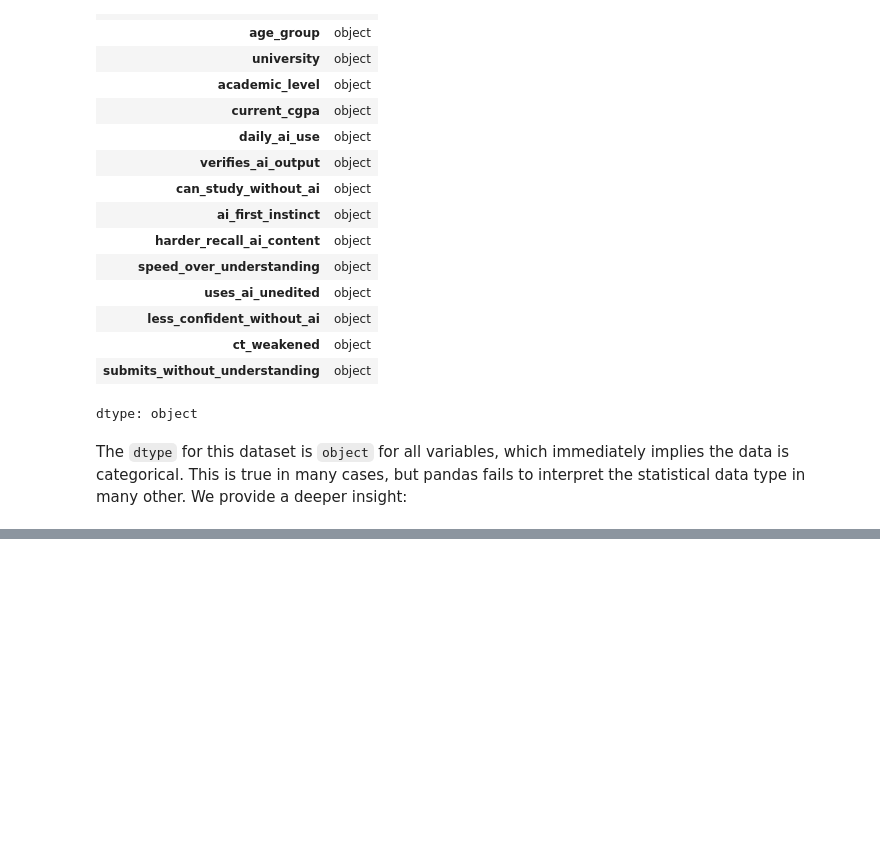
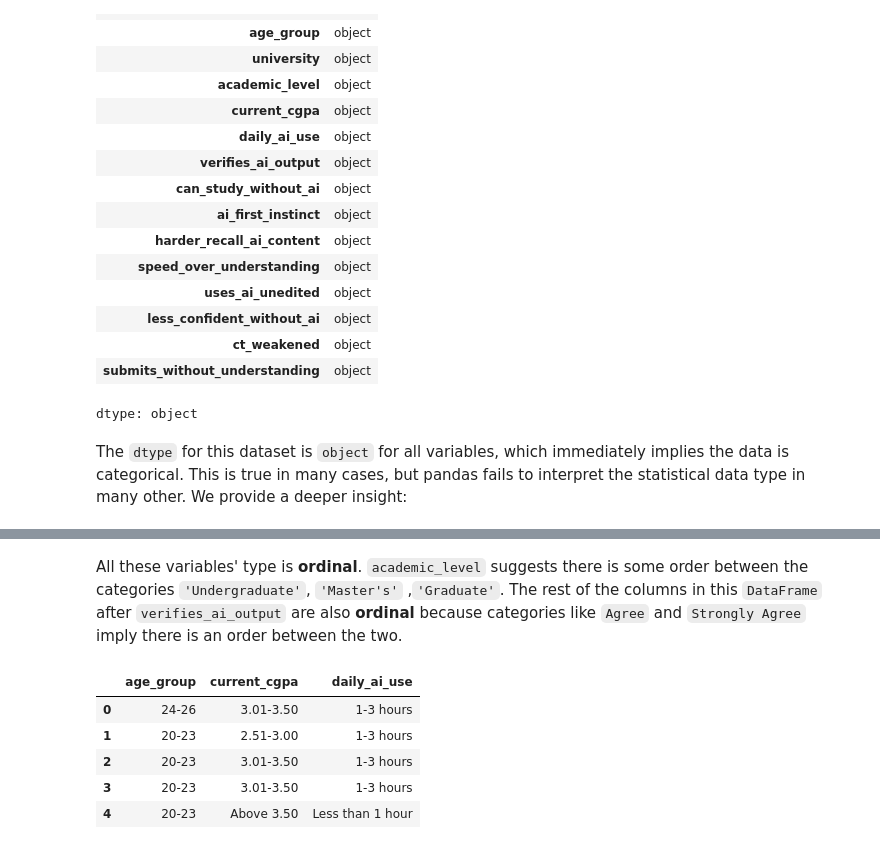
Before and after one commit to Henry6833/Henry6833.github.io, a Jupyter notebook: Milestone1.ipynb, the cells around one changed output, grey strips where cells are left out. Drawn from its saved outputs; the diff is of its cells as text; code cells hidden in the pictures; blank space fills up the shorter version.

```diff
--- a/Milestone1.ipynb
+++ b/Milestone1.ipynb
@@ -174,0 +199,11 @@ dependency_survey.loc[:, "verifies_ai_output":].head()
+# %% [markdown]
+All these variables' type is **ordinal**. `academic_level` suggests there is some order between the categories `'Undergraduate'`, `'Master's'` ,`'Graduate'`. The rest of the columns in this `DataFrame` after `verifies_ai_output` are also **ordinal** because categories like `Agree` and `Strongly Agree` imply there is an order between the two.
+# %%
+dependency_survey[["age_group", "current_cgpa", "daily_ai_use"]].head()
+# %% [output]
+|  | age_group | current_cgpa | daily_ai_use |
+| 0 | 24-26 | 3.01-3.50 | 1-3 hours |
+| 1 | 20-23 | 2.51-3.00 | 1-3 hours |
+| 2 | 20-23 | 3.01-3.50 | 1-3 hours |
+| 3 | 20-23 | 3.01-3.50 | 1-3 hours |
+| 4 | 20-23 | Above 3.50 | Less than 1 hour |
```
Also changed, not shown: parts of 16 cells of this notebook.
